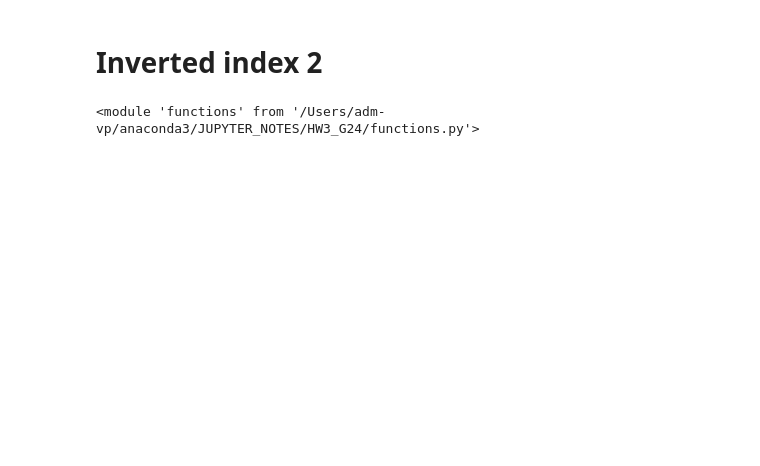
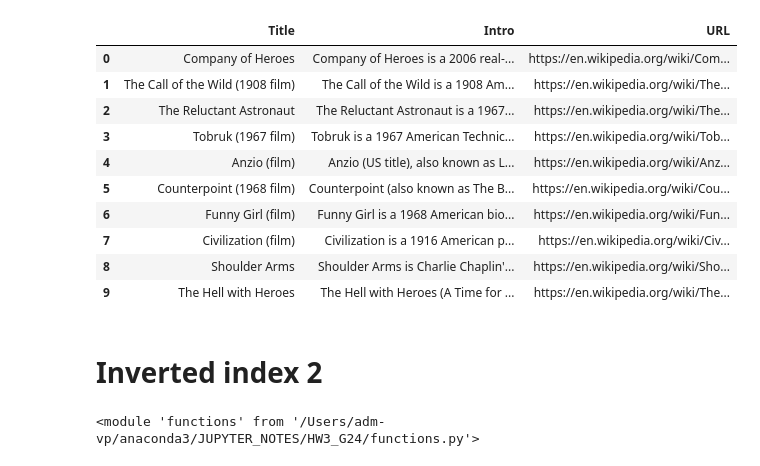
Before and after one commit to AntoCat93/HW3_G24, a Jupyter notebook: main.ipynb, the cells around one changed output. Cells and saved outputs as stored; diff of their text form; code cells hidden in the pictures; blank space fills up the shorter version.

```diff
--- a/main.ipynb
+++ b/main.ipynb
@@ -42,3 +60,6 @@ f.createVocabulary(stop_words)
+# %%
+stop_words = set(stopwords.words('english'))
+f.createVocabulary(stop_words)
 # %%
 vocabulary = f.load_vocabulary()
 # %%
@@ -67,3 +74,17 @@ search_1('dog house')
+# %%
+search_1('world war')
+# %% [output]
+|  | Title | Intro | URL |
+| 0 | Company of Heroes | Company of Heroes is a 2006 real-... | https://en.wikipedia.org/wiki/Com... |
+| 1 | The Call of the Wild (1908 film) | The Call of the Wild is a 1908 Am... | https://en.wikipedia.org/wiki/The... |
+| 2 | The Reluctant Astronaut | The Reluctant Astronaut is a 1967... | https://en.wikipedia.org/wiki/The... |
+| 3 | Tobruk (1967 film) | Tobruk is a 1967 American Technic... | https://en.wikipedia.org/wiki/Tob... |
+| 4 | Anzio (film) | Anzio (US title), also known as L... | https://en.wikipedia.org/wiki/Anz... |
+| 5 | Counterpoint (1968 film) | Counterpoint (also known as The B... | https://en.wikipedia.org/wiki/Cou... |
+| 6 | Funny Girl (film) | Funny Girl is a 1968 American bio... | https://en.wikipedia.org/wiki/Fun... |
+| 7 | Civilization (film) | Civilization is a 1916 American p... | https://en.wikipedia.org/wiki/Civ... |
+| 8 | Shoulder Arms | Shoulder Arms is Charlie Chaplin'... | https://en.wikipedia.org/wiki/Sho... |
+| 9 | The Hell with Heroes | The Hell with Heroes (A Time for ... | https://en.wikipedia.org/wiki/The... |
 # %% [markdown]
 # Inverted index 2
 # %%
```
Also changed, not shown: parts of 17 cells of this notebook, 3 other files.
